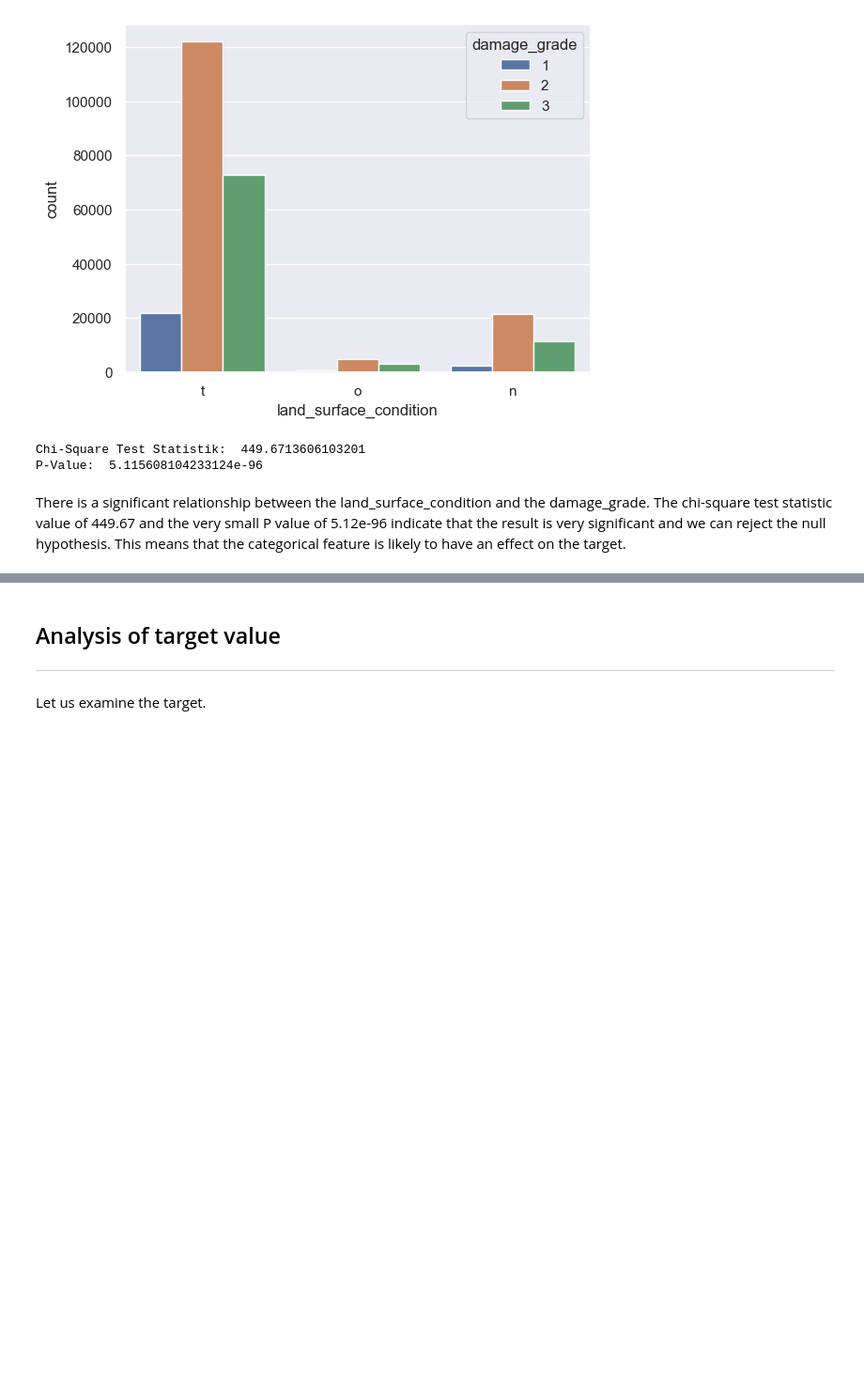
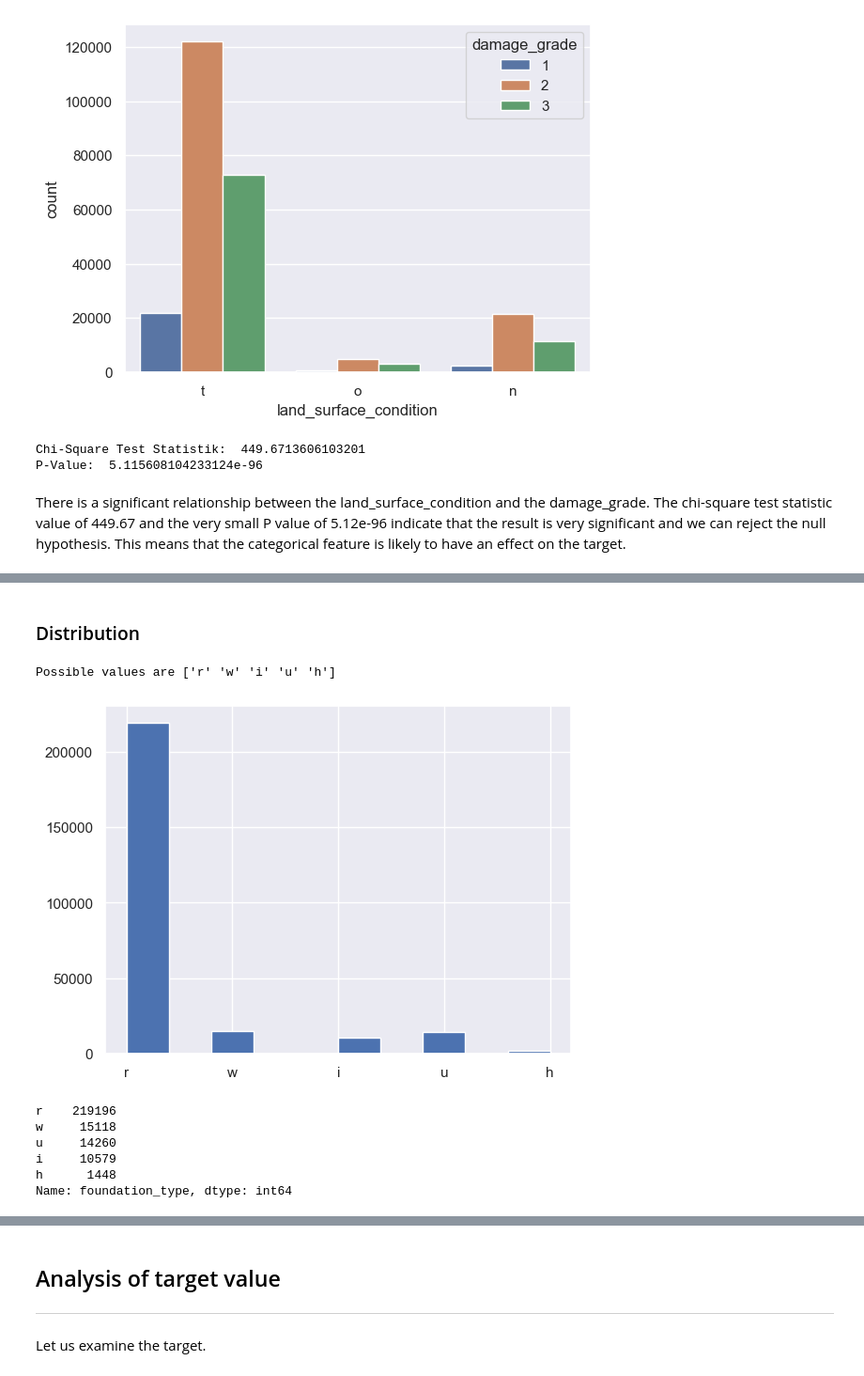
Before and after one commit to Sidies/-2015_Gorkha_earthquake_damage_prediction, a Jupyter notebook: notebooks/Exploration.ipynb, the cells around one changed output, grey strips where cells are left out. Shown at 94% size. Drawn from its saved outputs; the diff is of its cells as text; code cells hidden in the pictures; blank space fills up the shorter version.

Commit message:
Analysis for foundation_type

```diff
--- a/notebooks/Exploration.ipynb
+++ b/notebooks/Exploration.ipynb
@@ -434,0 +438,16 @@ There is a significant relationship between the land_surface_condition and the d
+# %% [markdown]
+### Distribution
+# %%
+print(f"Possible values are {train_df['foundation_type'].unique()}")
+train_df['foundation_type'].hist()
+plt.show()
+print(f"{train_df['foundation_type'].value_counts()}")
+# %% [output]
+Possible values are ['r' 'w' 'i' 'u' 'h']
+[figure, added]
+r    219196
+w     15118
+u     14260
+i     10579
+h      1448
+Name: foundation_type, dtype: int64
```
Also changed, not shown: parts of 7 cells of this notebook.
